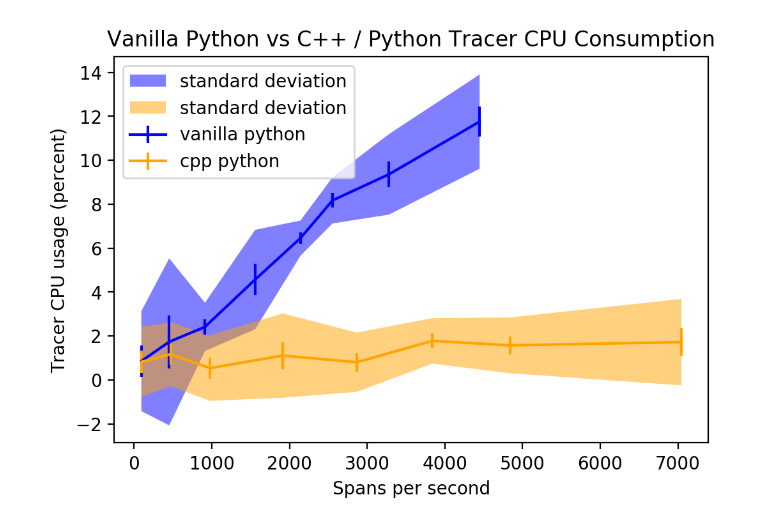
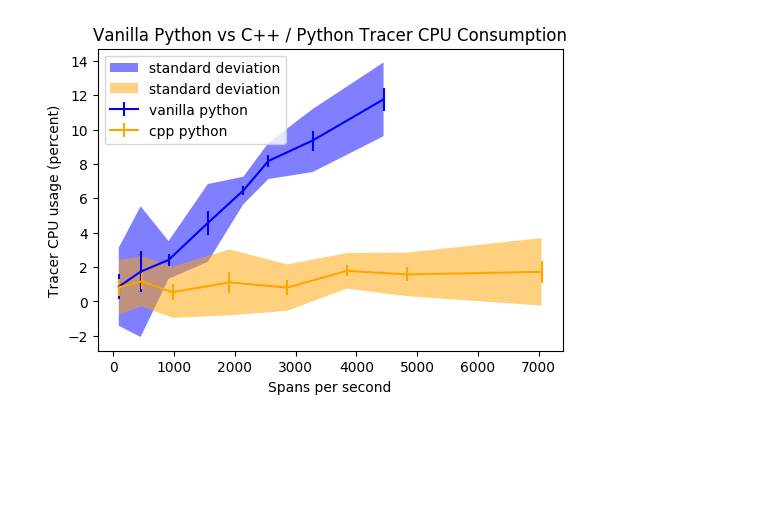
Before and after one commit to lightstep/lightstep-benchmarks, a Jupyter notebook: analysis/tracer_cpu_comparison.ipynb, the cells around one changed output. Drawn from its saved outputs; the diff is of its cells as text; code cells hidden in the pictures; blank space fills up the shorter version.

```diff
--- a/analysis/tracer_cpu_comparison.ipynb
+++ b/analysis/tracer_cpu_comparison.ipynb
@@ -51,7 +51,7 @@ cpu_std_difference_python_cpp = [(cpu_std_traced_python_cpp[i]**2 + cpu_std_trac
                                  for i in range(len(cpu_traced_python_cpp))]
 
 # python
-fig, ax = plt.subplots(dpi=200)
+fig, ax = plt.subplots(dpi=100)
 ax.errorbar(
     sps_traced_python,
     cpu_difference_python,
@@ -61,32 +61,31 @@ ax.errorbar(
 
 ax.fill_between(
     sps_traced_python,
     [cpu_difference_python[i] - cpu_std_difference_python[i] for i in range(len(cpu_difference_python))],
     [cpu_difference_python[i] + cpu_std_difference_python[i] for i in range(len(cpu_difference_python))],
     facecolor='blue',
     alpha=0.5,
     label='standard deviation')
 
 # python-cpp
 ax.errorbar(
     sps_traced_python_cpp,
     cpu_difference_python_cpp,
     yerr=[cpu_std / np.sqrt(TRIALS) for cpu_std in cpu_std_difference_python_cpp],
     color='orange',
     label='cpp python')
 
 ax.fill_between(
     sps_traced_python_cpp,
     [cpu_difference_python_cpp[i] - cpu_std_difference_python_cpp[i] for i in range(len(cpu_difference_python_cpp))],
     [cpu_difference_python_cpp[i] + cpu_std_difference_python_cpp[i] for i in range(len(cpu_difference_python_cpp))],
     facecolor='orange',
     alpha=0.5,
     label='standard deviation')
 
 ax.set(xlabel="Spans per second", ylabel="Tracer CPU usage (percent)")
 ax.set_title(f'Vanilla Python vs C++ / Python Tracer CPU Consumption')
 ax.legend()
-fig.savefig('cpu_comparison.png')
 fig.show()
 # %% [output]
-[figure, old version]
+[figure, new version]
```
Also changed, not shown: 11 other files.
